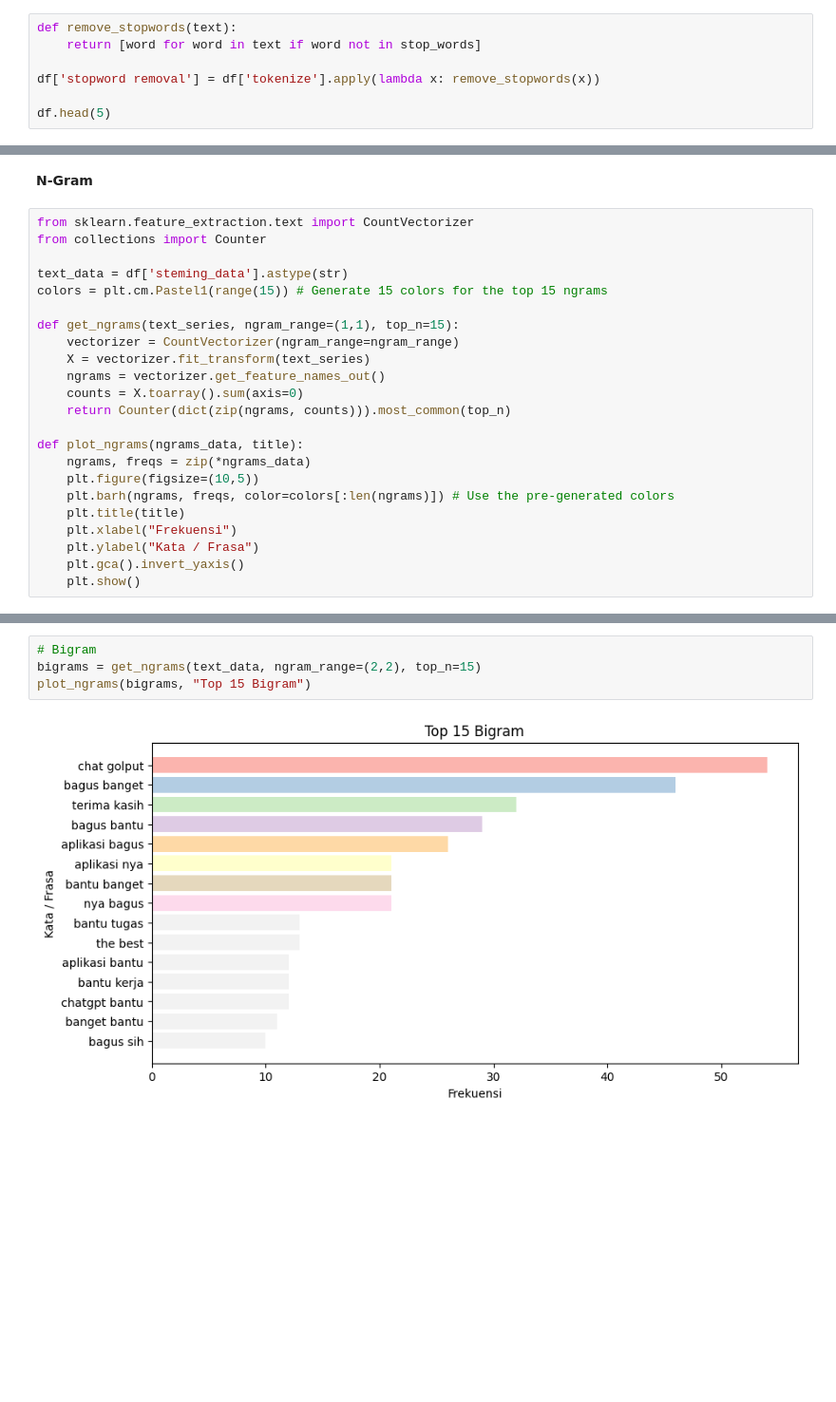
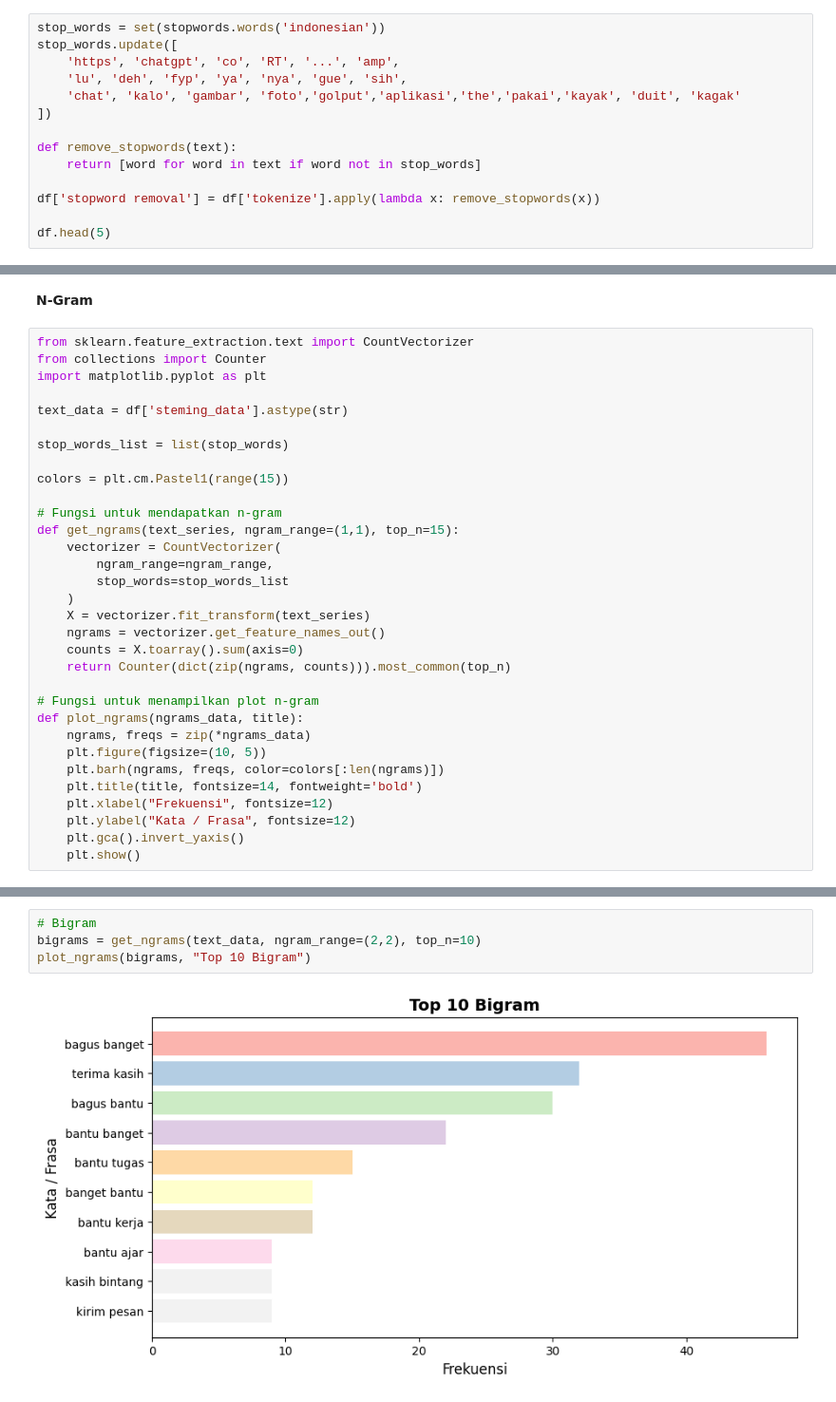
Before and after one commit to 8anisyamaura/Analisis_Ulasan_ChatGPT_App, a Jupyter notebook: CPMK-2/Preprocessing_Review_aplikasi_ChatGPT.ipynb, the cells around one changed output, grey strips where cells are left out. Shown at 95% size. Saved outputs shown, nothing was run; the diff lists cells and outputs as text; blank space fills up the shorter version.

```diff
--- a/CPMK-2/Preprocessing_Review_aplikasi_ChatGPT.ipynb
+++ b/CPMK-2/Preprocessing_Review_aplikasi_ChatGPT.ipynb
@@ -307,6 +307,13 @@ stop_words = stopwords.words('indonesian')
 [nltk_data] Downloading package stopwords to /root/nltk_data...
 [nltk_data]   Package stopwords is already up-to-date!
 # %%
+stop_words = set(stopwords.words('indonesian'))
+stop_words.update([
+    'https', 'chatgpt', 'co', 'RT', '...', 'amp',
+    'lu', 'deh', 'fyp', 'ya', 'nya', 'gue', 'sih',
+    'chat', 'kalo', 'gambar', 'foto','golput','aplikasi','the','pakai','kayak', 'duit', 'kagak'
+])
+
 def remove_stopwords(text):
     return [word for word in text if word not in stop_words]
 
@@ -420,23 +419,32 @@ plt.show()
 # %%
 from sklearn.feature_extraction.text import CountVectorizer
 from collections import Counter
+import matplotlib.pyplot as plt
 
 text_data = df['steming_data'].astype(str)
-colors = plt.cm.Pastel1(range(15)) # Generate 15 colors for the top 15 ngrams
 
+stop_words_list = list(stop_words)
+
+colors = plt.cm.Pastel1(range(15))
+
+# Fungsi untuk mendapatkan n-gram
 def get_ngrams(text_series, ngram_range=(1,1), top_n=15):
-    vectorizer = CountVectorizer(ngram_range=ngram_range)
+    vectorizer = CountVectorizer(
+        ngram_range=ngram_range,
+        stop_words=stop_words_list
+    )
     X = vectorizer.fit_transform(text_series)
     ngrams = vectorizer.get_feature_names_out()
     counts = X.toarray().sum(axis=0)
     return Counter(dict(zip(ngrams, counts))).most_common(top_n)
 
+# Fungsi untuk menampilkan plot n-gram
 def plot_ngrams(ngrams_data, title):
     ngrams, freqs = zip(*ngrams_data)
-    plt.figure(figsize=(10,5))
-    plt.barh(ngrams, freqs, color=colors[:len(ngrams)]) # Use the pre-generated colors
-    plt.title(title)
-    plt.xlabel("Frekuensi")
-    plt.ylabel("Kata / Frasa")
+    plt.figure(figsize=(10, 5))
+    plt.barh(ngrams, freqs, color=colors[:len(ngrams)])
+    plt.title(title, fontsize=14, fontweight='bold')
+    plt.xlabel("Frekuensi", fontsize=12)
+    plt.ylabel("Kata / Frasa", fontsize=12)
     plt.gca().invert_yaxis()
     plt.show()
@@ -449,6 +461,6 @@ plot_ngrams(unigrams, "Top 15 Unigram")
 # %%
 # Bigram
-bigrams = get_ngrams(text_data, ngram_range=(2,2), top_n=15)
-plot_ngrams(bigrams, "Top 15 Bigram")
+bigrams = get_ngrams(text_data, ngram_range=(2,2), top_n=10)
+plot_ngrams(bigrams, "Top 10 Bigram")
 # %% [output]
-[figure, old version]
+[figure, new version]
```
Also changed, not shown: parts of 10 cells of this notebook.
